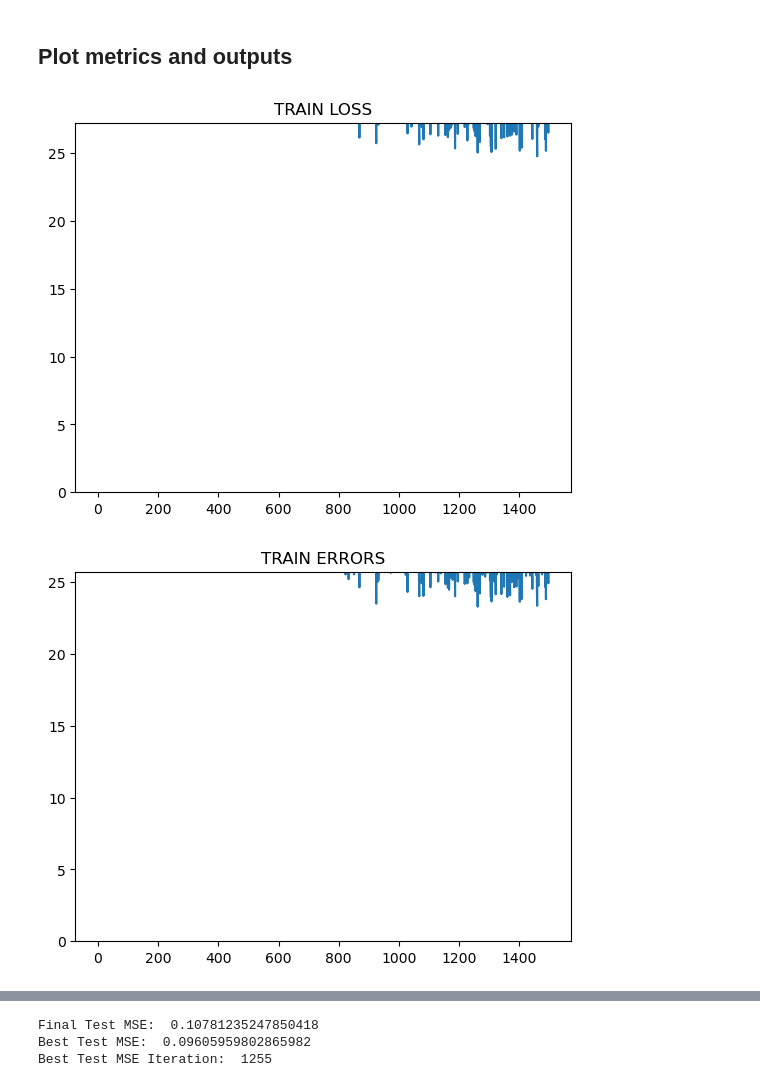
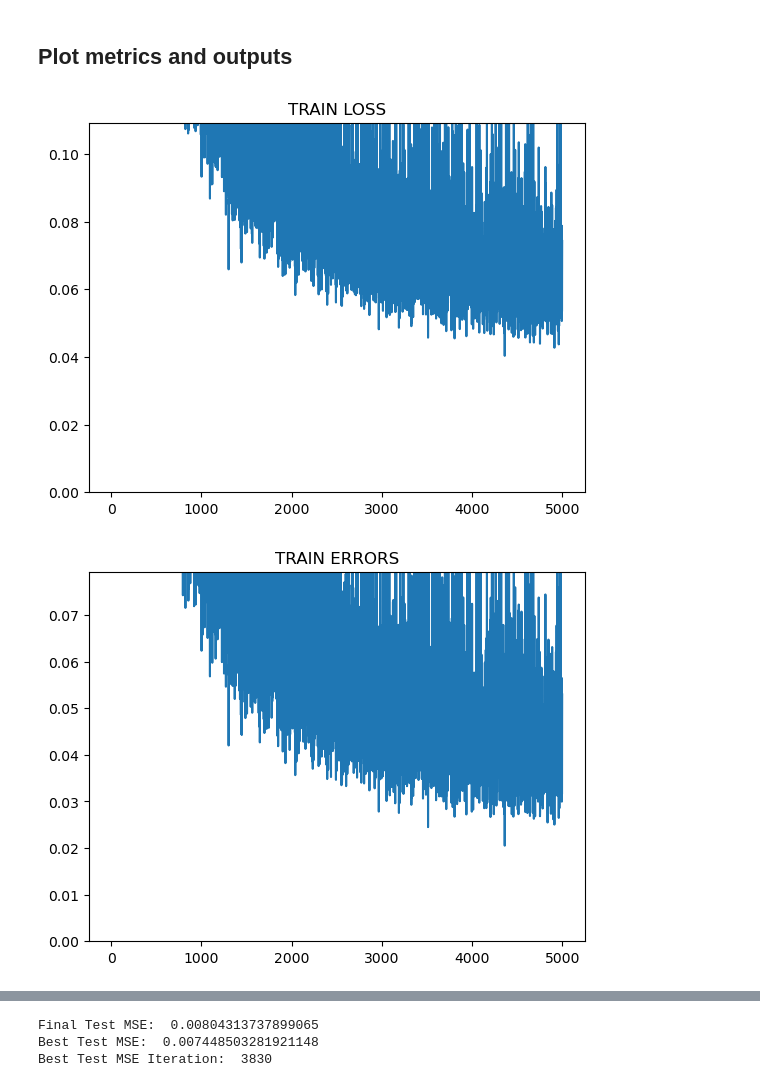
Before and after one commit to VarunGorti/CurveFitting-DIP, a Jupyter notebook: RESUNET_V4.ipynb, the cells around one changed output, grey strips where cells are left out. Drawn from its saved outputs; the diff is of its cells as text; code cells hidden in the pictures.

Commit message:
mid dropout testing

```diff
--- a/RESUNET_V4.ipynb
+++ b/RESUNET_V4.ipynb
@@ -20,7 +20,7 @@ cuda:0
 # %% [markdown]
 # 1. Load the data and get measurements
 # %%
-ROOT_PATH = "/scratch/cluster/vgorti/UTAFSDataNew/new_data"
+ROOT_PATH = "/scratch/cluster/bodeng/UTAFSDataNew/new_data"
 CHIP_NUM = 2
 # %%
 import utils
@@ -215,7 +215,7 @@ net = RES_UNET(bs=BS,
                num_layers=NUM_LAYERS,
                use_skip=USE_SKIP,
                causal_passive=CAUSAL_PASSIVE,
-               p_dropout=.2
+               p_dropout=.4
                )
 net = net.to(device)
 # %%
@@ -235,12 +235,12 @@ TOTAL PARAMS:  349384
 # %% [markdown]
 ## Define training parameters, losses, and track stats
 # %%
-LR = 1e-4
-NUM_ITER = 15000
+LR = 1e-3
+NUM_ITER = 5000
 
 REG_HYPERPARAM = 0.1
 # %%
-NOISY_INPUT = True
+NOISY_INPUT = False
 
 START_NOISE_LEVEL = CUR_NOISE_LEVEL = 10
 END_NOISE_LEVEL = 0.001
@@ -360,38 +362,38 @@ std_forward_pass_outputs = torch.sqrt(((NUM_FORWARD_PASSES * sums_squared_forwar
 # %% [markdown]
 ## Plot metrics and outputs
 # %%
-max_idx = NUM_ITER-1
+max_idx = 2000
 
 plt.figure()
 plt.plot(train_losses)
 plt.title("TRAIN LOSS")
 plt.ylim(0., train_losses[max_idx])
 plt.show()
 
 plt.figure()
 plt.plot(train_errors)
 plt.title("TRAIN ERRORS")
 plt.ylim(0., train_errors[max_idx])
 plt.show()
 
 if REG_HYPERPARAM > 0:
     plt.figure()
     plt.plot(train_regs)
     plt.title("TRAIN REGS")
     plt.ylim(0., train_regs[max_idx])
     plt.show()
 
 plt.figure()
 plt.plot(test_mses, color='r')
 plt.title("TEST MSE")
 plt.ylim(0., test_mses[max_idx])
 plt.show()
 
 plt.figure()
 plt.plot(test_maes, color='g')
 plt.title("TEST MAE")
 plt.ylim(0, test_maes[max_idx])
 plt.show()
 # %% [output]
-[figure, old version]
+[figure, new version]
-[figure, old version]
+[figure, new version]
@@ -403,9 +405,9 @@ print("Final Test MSE: ", test_mses[-1])
 print("Best Test MSE: ", np.min(test_mses))
 print("Best Test MSE Iteration: ", np.argmin(test_mses))
 # %% [output]
-Final Test MSE:  0.10781235247850418
-Best Test MSE:  0.09605959802865982
-Best Test MSE Iteration:  1255
+Final Test MSE:  0.00804313737899065
+Best Test MSE:  0.007448503281921148
+Best Test MSE Iteration:  3830
 # %%
 dip_errors = x.detach().cpu() - mean_forward_pass_outputs.detach().cpu()
 
```
Also changed, not shown: parts of 6 cells of this notebook, 2 other files.
